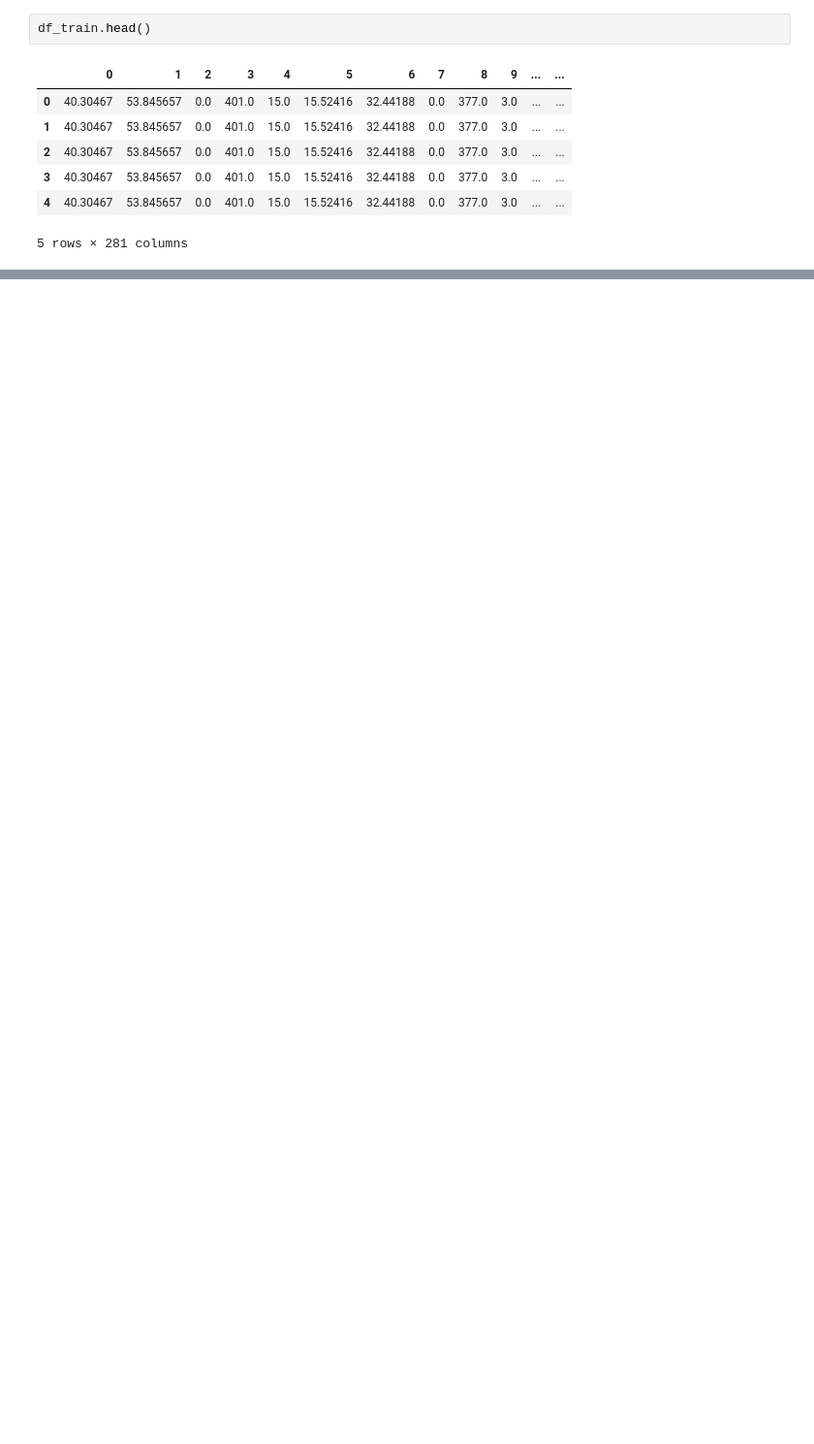
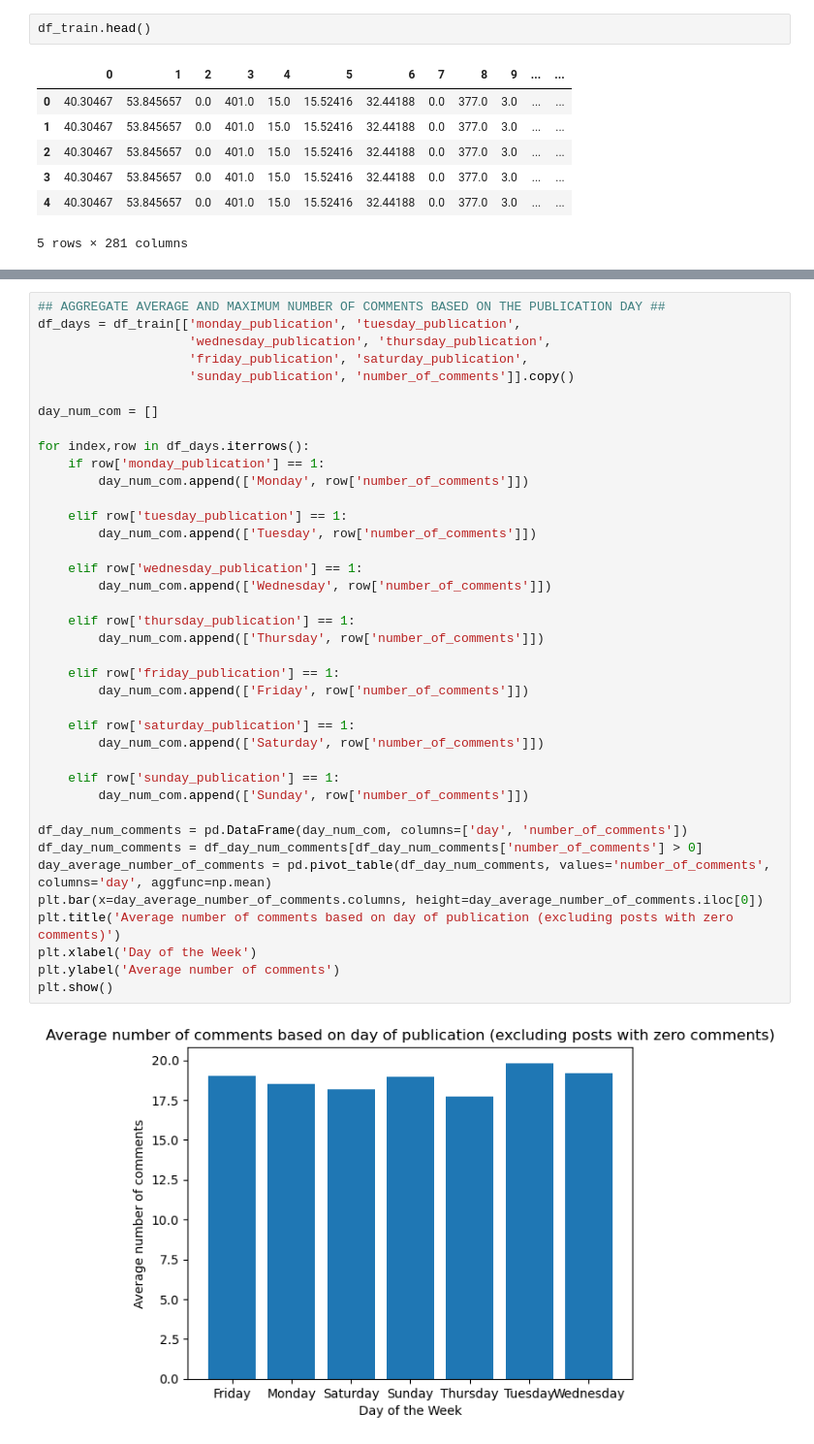
Before and after one commit to terekhin2540/Data_Analytics_First_assign, a Jupyter notebook: data_analytics_ric.ipynb, the cells around one changed output, grey strips where cells are left out. Shown at 97% size. Saved outputs shown, nothing was run; the diff lists cells and outputs as text; blank space fills up the shorter version.

```diff
--- a/data_analytics_ric.ipynb
+++ b/data_analytics_ric.ipynb
@@ -46,0 +134,41 @@ df_train.rename(columns={50:'number_comments_before_basetime_total',51: 'number_
+# %%
+## AGGREGATE AVERAGE AND MAXIMUM NUMBER OF COMMENTS BASED ON THE PUBLICATION DAY ##
+df_days = df_train[['monday_publication', 'tuesday_publication',
+                    'wednesday_publication', 'thursday_publication',
+                    'friday_publication', 'saturday_publication',
+                    'sunday_publication', 'number_of_comments']].copy()
+
+day_num_com = []
+
+for index,row in df_days.iterrows():
+    if row['monday_publication'] == 1:
+        day_num_com.append(['Monday', row['number_of_comments']])
+
+    elif row['tuesday_publication'] == 1:
+        day_num_com.append(['Tuesday', row['number_of_comments']])
+
+    elif row['wednesday_publication'] == 1:
+        day_num_com.append(['Wednesday', row['number_of_comments']])
+
+    elif row['thursday_publication'] == 1:
+        day_num_com.append(['Thursday', row['number_of_comments']])
+
+    elif row['friday_publication'] == 1:
+        day_num_com.append(['Friday', row['number_of_comments']])
+
+    elif row['saturday_publication'] == 1:
+        day_num_com.append(['Saturday', row['number_of_comments']])
+
+    elif row['sunday_publication'] == 1:
+        day_num_com.append(['Sunday', row['number_of_comments']])
+
+df_day_num_comments = pd.DataFrame(day_num_com, columns=['day', 'number_of_comments'])
+df_day_num_comments = df_day_num_comments[df_day_num_comments['number_of_comments'] > 0]
+day_average_number_of_comments = pd.pivot_table(df_day_num_comments, values='number_of_comments', columns='day', aggfunc=np.mean)
+plt.bar(x=day_average_number_of_comments.columns, height=day_average_number_of_comments.iloc[0])
+plt.title('Average number of comments based on day of publication (excluding posts with zero comments)')
+plt.xlabel('Day of the Week')
+plt.ylabel('Average number of comments')
+plt.show()
+# %% [output]
+[figure, added]
```
Also changed, not shown: parts of 31 cells of this notebook, 1 other file.
